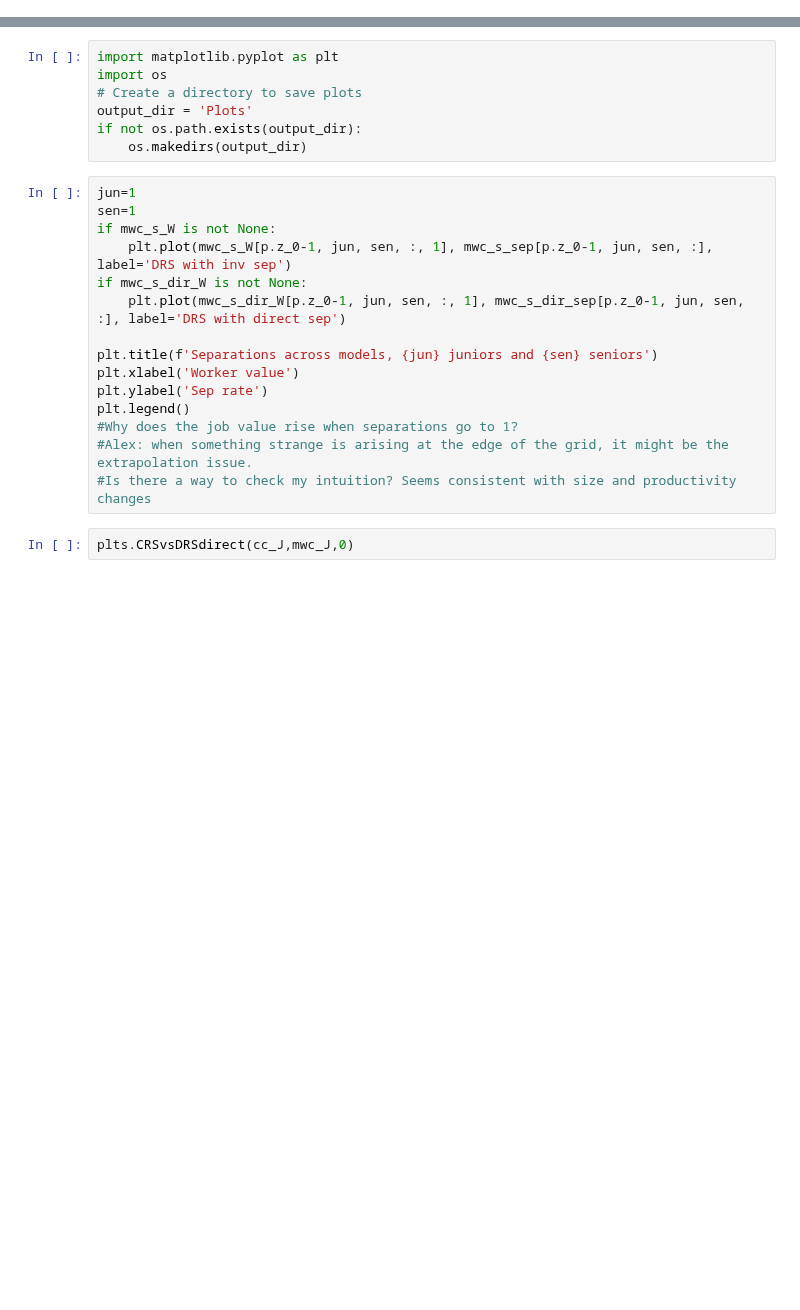
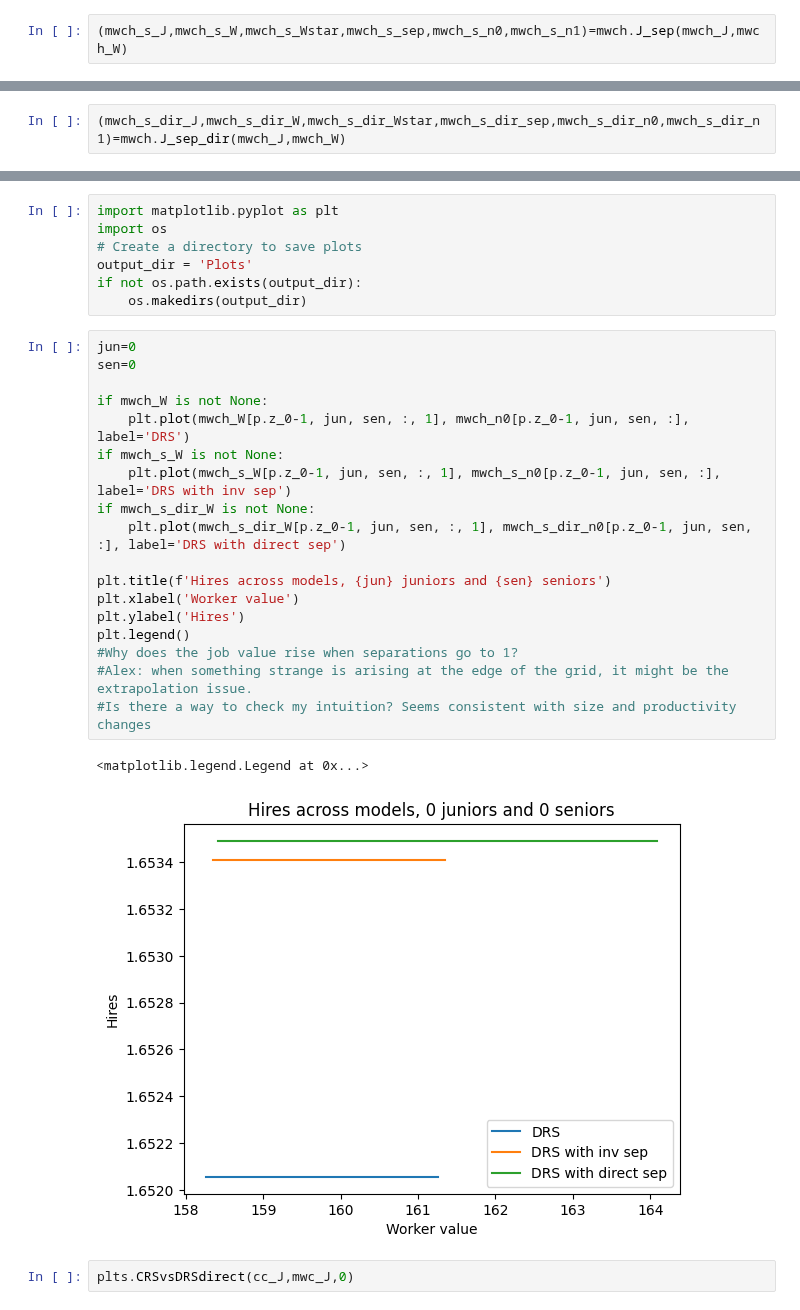
Before and after one commit to zalandru/Dynamic-Contracting-Multi-worker-Firm, a Jupyter notebook: Multiworker_wage_2steps/Initiating MWF.ipynb, the cells around one changed output, grey strips where cells are left out. Saved outputs shown, nothing was run; the diff lists cells and outputs as text; blank space fills up the shorter version.

```diff
--- a/Multiworker_wage_2steps/Initiating MWF.ipynb
+++ b/Multiworker_wage_2steps/Initiating MWF.ipynb
@@ -40,0 +77,2 @@ EJinv 20.5
+# %%
+(mwch_s_J,mwch_s_W,mwch_s_Wstar,mwch_s_sep,mwch_s_n0,mwch_s_n1)=mwch.J_sep(mwch_J,mwch_W)
@@ -40,0 +97,2 @@ EJinv 20.5
+# %%
+(mwch_s_dir_J,mwch_s_dir_W,mwch_s_dir_Wstar,mwch_s_dir_sep,mwch_s_dir_n0,mwch_s_dir_n1)=mwch.J_sep_dir(mwch_J,mwch_W)
@@ -166,20 +173,26 @@ output_dir = 'Plots'
 if not os.path.exists(output_dir):
     os.makedirs(output_dir)
 # %%
-jun=1
-sen=1
-if mwc_s_W is not None:
-    plt.plot(mwc_s_W[p.z_0-1, jun, sen, :, 1], mwc_s_sep[p.z_0-1, jun, sen, :], label='DRS with inv sep')
-if mwc_s_dir_W is not None:
-    plt.plot(mwc_s_dir_W[p.z_0-1, jun, sen, :, 1], mwc_s_dir_sep[p.z_0-1, jun, sen, :], label='DRS with direct sep')
+jun=0
+sen=0
 
-plt.title(f'Separations across models, {jun} juniors and {sen} seniors')
+if mwch_W is not None:
+    plt.plot(mwch_W[p.z_0-1, jun, sen, :, 1], mwch_n0[p.z_0-1, jun, sen, :], label='DRS')
+if mwch_s_W is not None:
+    plt.plot(mwch_s_W[p.z_0-1, jun, sen, :, 1], mwch_s_n0[p.z_0-1, jun, sen, :], label='DRS with inv sep')
+if mwch_s_dir_W is not None:
+    plt.plot(mwch_s_dir_W[p.z_0-1, jun, sen, :, 1], mwch_s_dir_n0[p.z_0-1, jun, sen, :], label='DRS with direct sep')
+
+plt.title(f'Hires across models, {jun} juniors and {sen} seniors')
 plt.xlabel('Worker value')
-plt.ylabel('Sep rate')
+plt.ylabel('Hires')
 plt.legend()
 #Why does the job value rise when separations go to 1?
 #Alex: when something strange is arising at the edge of the grid, it might be the extrapolation issue.
 #Is there a way to check my intuition? Seems consistent with size and productivity changes
+# %% [output]
+<matplotlib.legend.Legend at 0x...>
+[figure, added]
 # %%
 plts.CRSvsDRSdirect(cc_J,mwc_J,0)
 # %%
```
Also changed, not shown: parts of 28 cells of this notebook, 7 other files.
